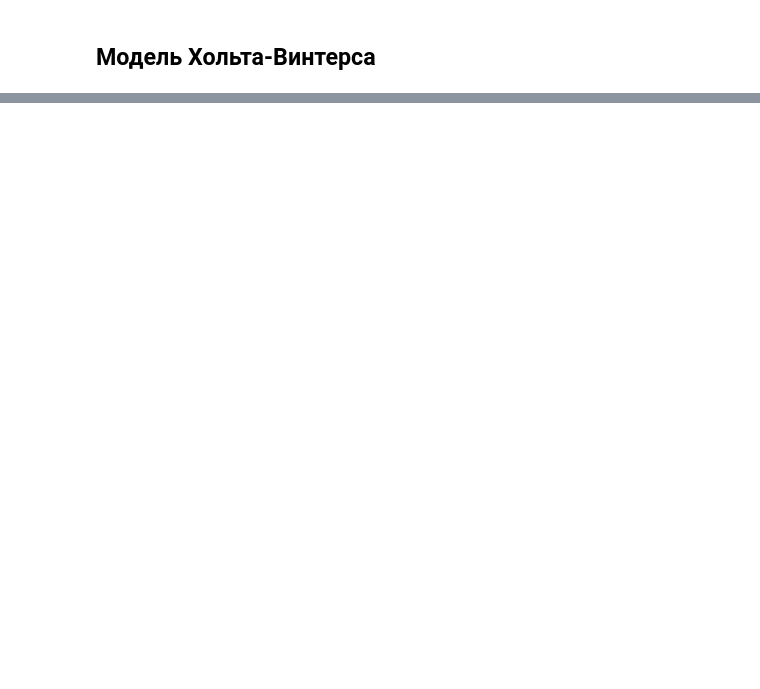
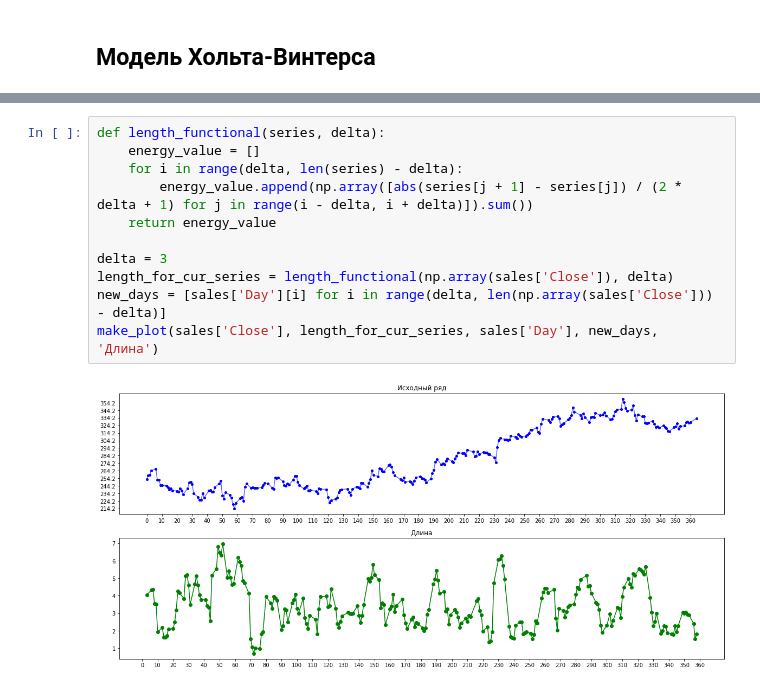
Before and after one commit to ZvarykinM/LabyTimeSeries, a Jupyter notebook: LabyTimeRows_Laba2.ipynb, the cells around one changed output, grey strips where cells are left out. Drawn from its saved outputs; the diff is of its cells as text; blank space fills up the shorter version.

```diff
--- a/LabyTimeRows_Laba2.ipynb
+++ b/LabyTimeRows_Laba2.ipynb
@@ -54,0 +81,13 @@ plt.subplot(2, 1, 2);
+# %%
+def length_functional(series, delta):
+    energy_value = []
+    for i in range(delta, len(series) - delta):
+        energy_value.append(np.array([abs(series[j + 1] - series[j]) / (2 * delta + 1) for j in range(i - delta, i + delta)]).sum())
+    return energy_value
+
+delta = 3
+length_for_cur_series = length_functional(np.array(sales['Close']), delta)
+new_days = [sales['Day'][i] for i in range(delta, len(np.array(sales['Close'])) - delta)]
+make_plot(sales['Close'], length_for_cur_series, sales['Day'], new_days, 'Длина')
+# %% [output]
+[figure, added]
```
Also changed, not shown: parts of 12 cells of this notebook.
